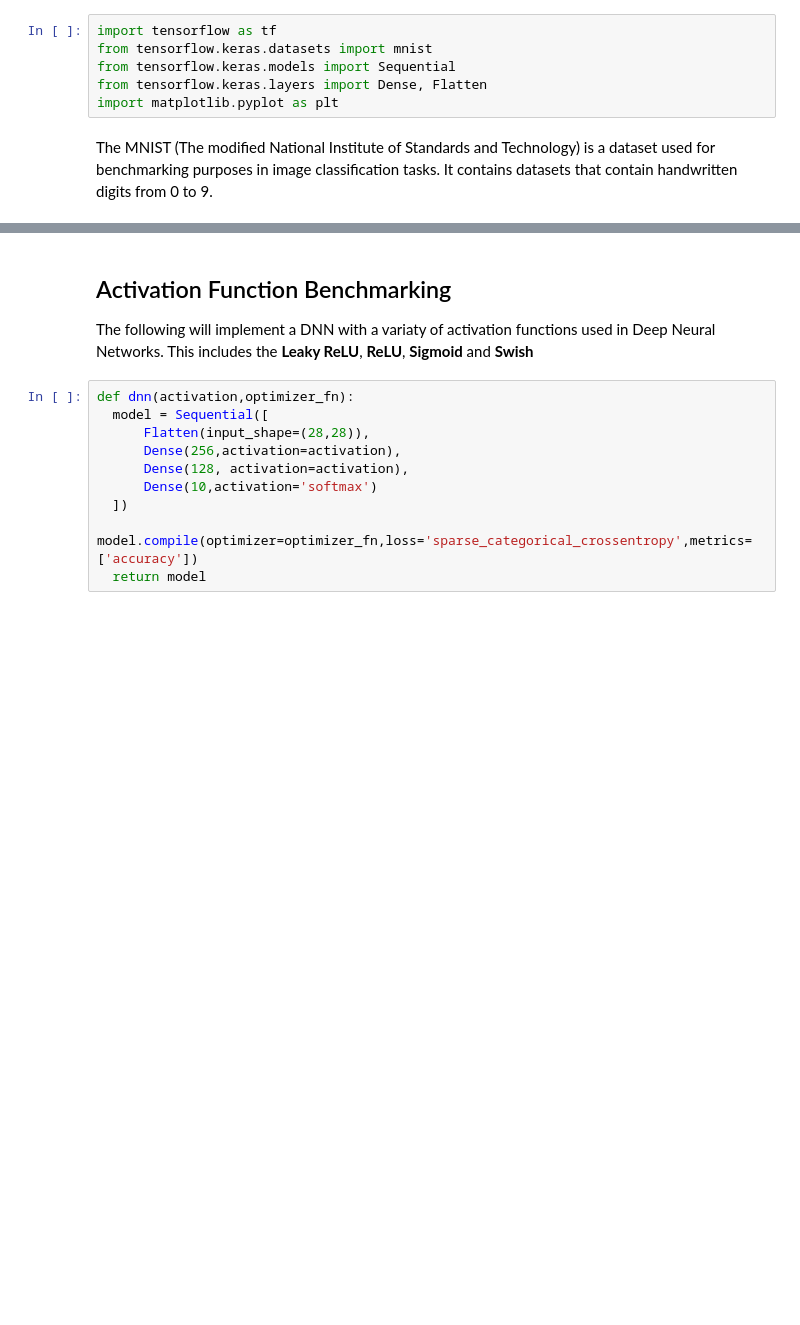
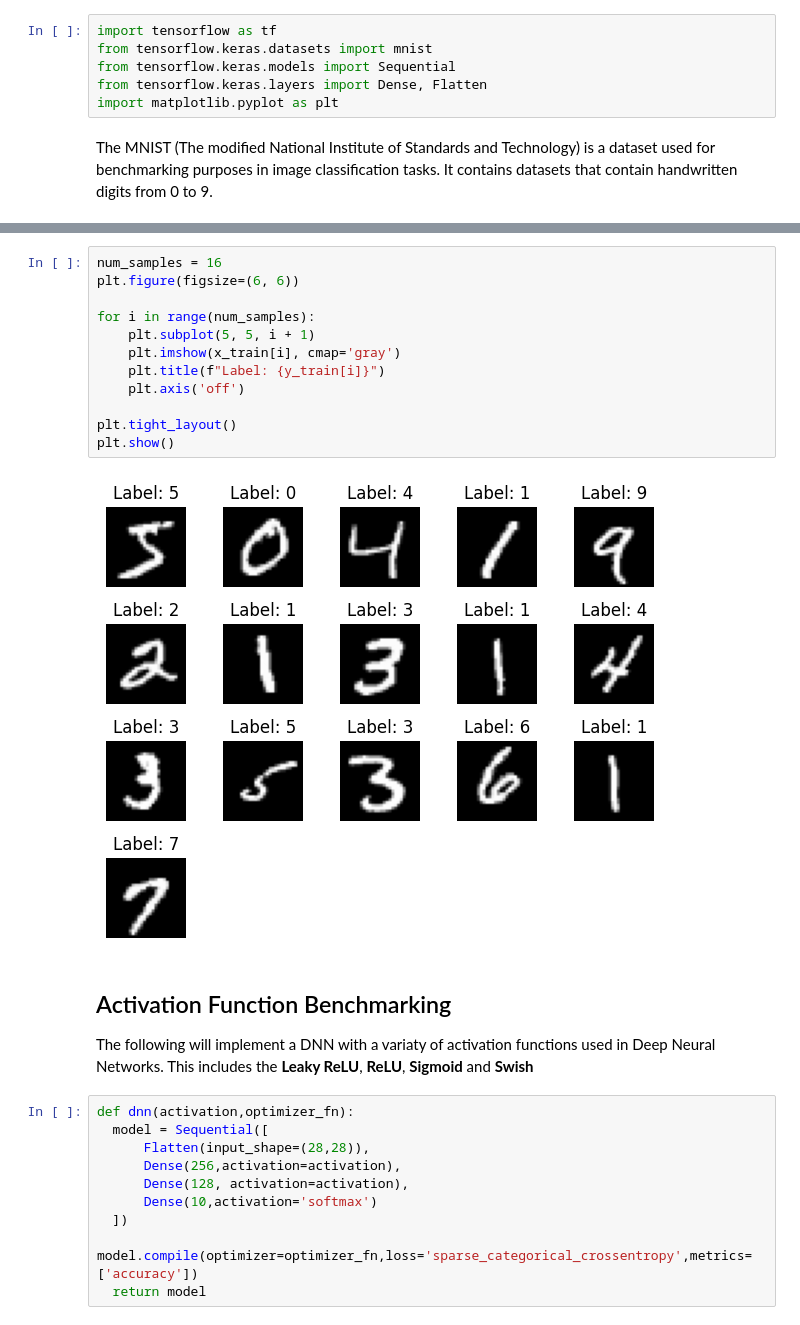
Before and after one commit to Nahom32/DNN-Simulation, a Jupyter notebook: DNN_Simulation.ipynb, the cells around one changed output, grey strips where cells are left out. Drawn from its saved outputs; the diff is of its cells as text; blank space fills up the shorter version.

```diff
--- a/DNN_Simulation.ipynb
+++ b/DNN_Simulation.ipynb
@@ -61,3 +76,17 @@ x_test = x_test/255
+# %%
+num_samples = 16
+plt.figure(figsize=(6, 6))
+
+for i in range(num_samples):
+    plt.subplot(5, 5, i + 1)
+    plt.imshow(x_train[i], cmap='gray')
+    plt.title(f"Label: {y_train[i]}")
+    plt.axis('off')
+
+plt.tight_layout()
+plt.show()
+# %% [output]
+[figure, added]
 # %% [markdown]
 ## Activation Function Benchmarking
 The following will implement a DNN with a variaty of activation functions used in Deep Neural Networks. This includes the **Leaky ReLU**, **ReLU**, **Sigmoid** and **Swish**
```
Also changed, not shown: parts of 8 cells of this notebook.
